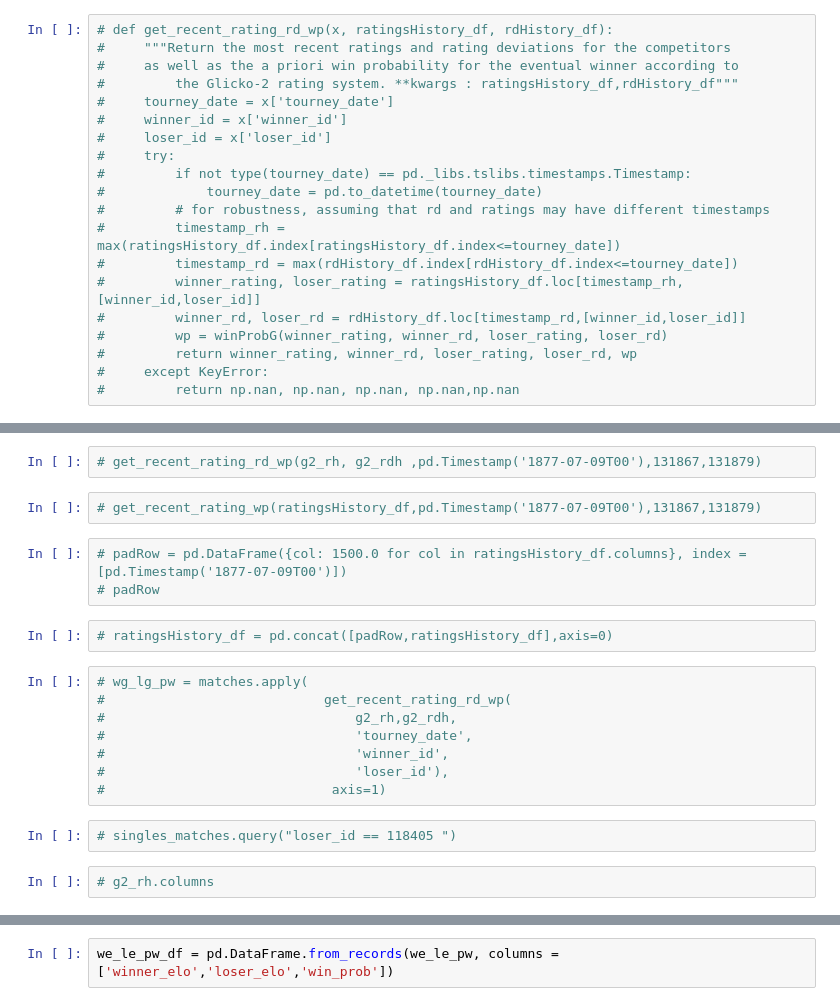
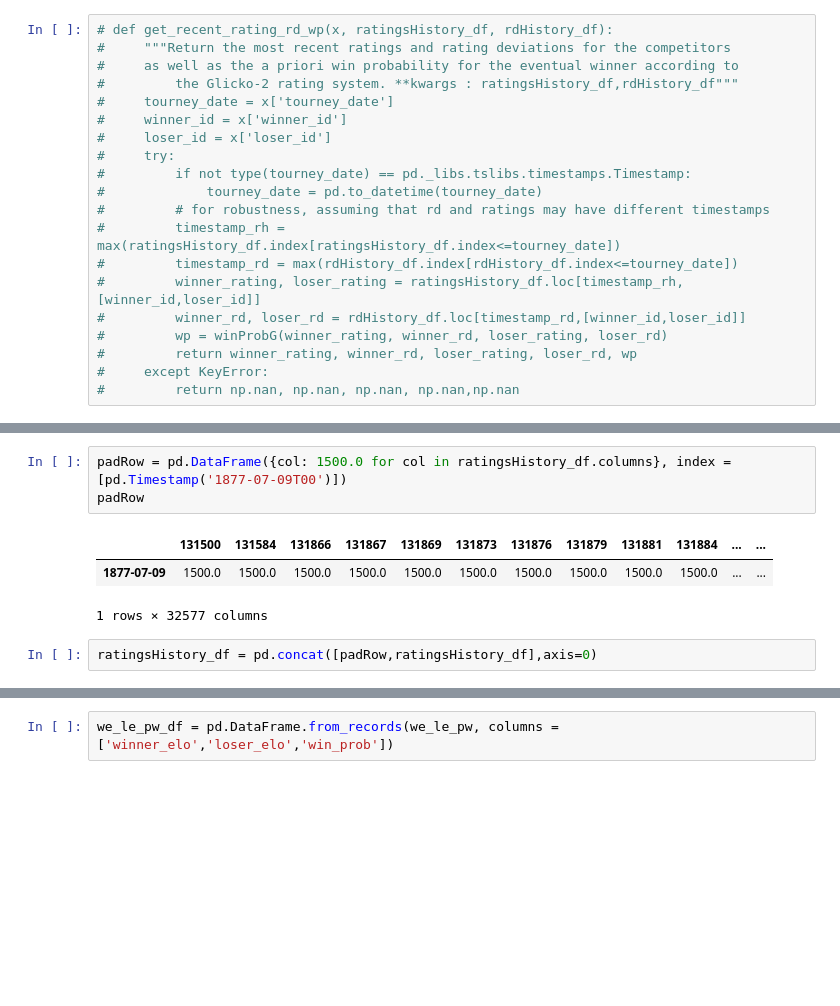
Before and after one commit to wcmohr/wcmohr_portfolio, a Jupyter notebook: Notebooks/Testing.ipynb, the cells around one changed output, grey strips where cells are left out. Saved outputs shown, nothing was run; the diff lists cells and outputs as text; blank space fills up the shorter version.

```diff
--- a/Notebooks/Testing.ipynb
+++ b/Notebooks/Testing.ipynb
@@ -191,21 +142,9 @@ KeyError: 'ratingsHistory_df'
-# %%
-# get_recent_rating_rd_wp(g2_rh, g2_rdh ,pd.Timestamp('1877-07-09T00'),131867,131879)
-# %%
-# get_recent_rating_wp(ratingsHistory_df,pd.Timestamp('1877-07-09T00'),131867,131879)
 # %%
-# padRow = pd.DataFrame({col: 1500.0 for col in ratingsHistory_df.columns}, index = [pd.Timestamp('1877-07-09T00')])
-# padRow
+padRow = pd.DataFrame({col: 1500.0 for col in ratingsHistory_df.columns}, index = [pd.Timestamp('1877-07-09T00')])
+padRow
+# %% [output]
+|  | 131500 | 131584 | 131866 | 131867 | 131869 | 131873 | 131876 | 131879 | 131881 | 131884 | ... | ... |
+| 1877-07-09 | 1500.0 | 1500.0 | 1500.0 | 1500.0 | 1500.0 | 1500.0 | 1500.0 | 1500.0 | 1500.0 | 1500.0 | ... | ... |
+1 rows × 32577 columns
 # %%
-# ratingsHistory_df = pd.concat([padRow,ratingsHistory_df],axis=0)
+ratingsHistory_df = pd.concat([padRow,ratingsHistory_df],axis=0)
-# %%
-# wg_lg_pw = matches.apply(
-#                            get_recent_rating_rd_wp(
-#                                g2_rh,g2_rdh,
-#                                'tourney_date',
-#                                'winner_id',
-#                                'loser_id'),
-#                             axis=1)
-# %%
-# singles_matches.query("loser_id == 118405 ")
-# %%
-# g2_rh.columns
```
Also changed, not shown: parts of 18 cells of this notebook.
